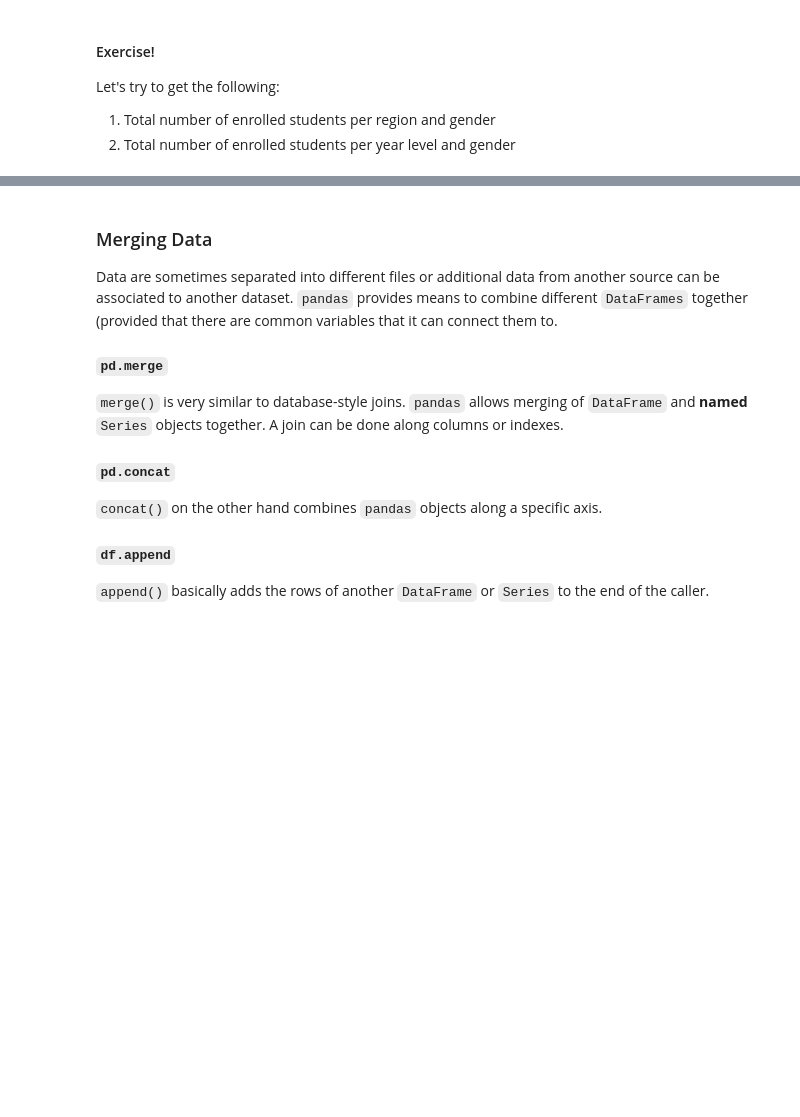
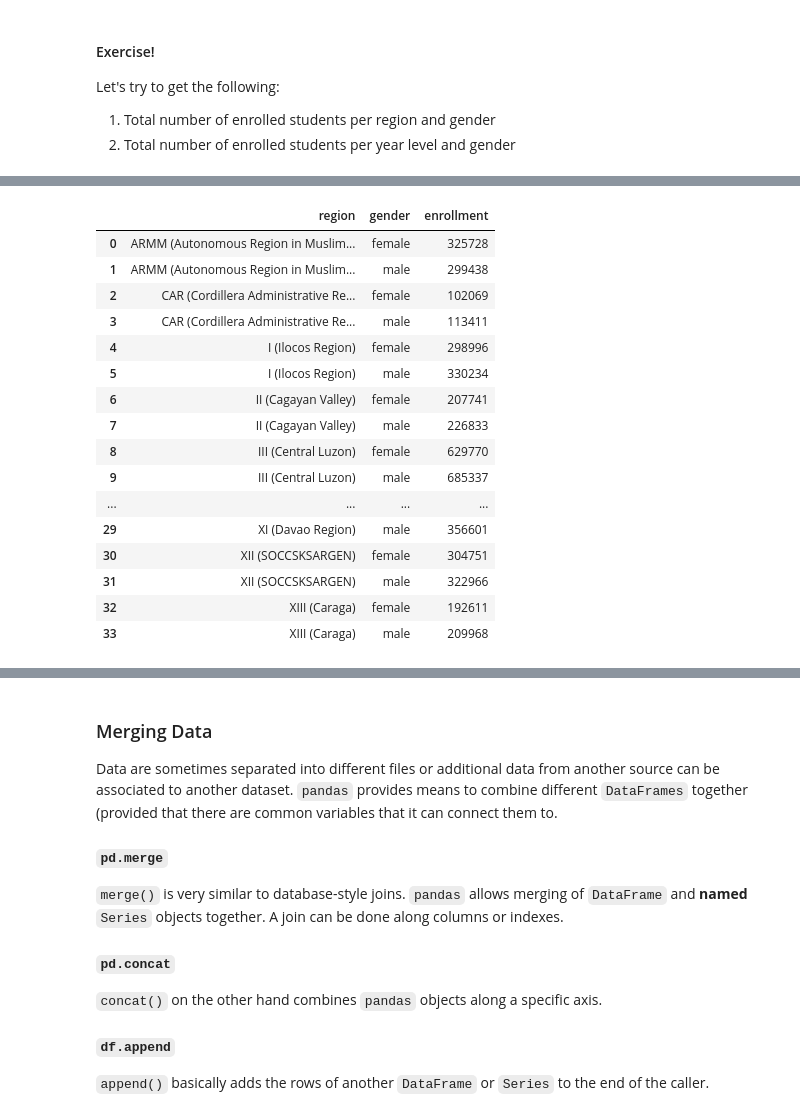
Before and after one commit to francheska-vicente/datapre-notebooks, a Jupyter notebook: 03 - Pandas and Data Wrangling.ipynb, the cells around one changed output, grey strips where cells are left out. Drawn from its saved outputs; the diff is of its cells as text; code cells hidden in the pictures; blank space fills up the shorter version.

```diff
--- a/03 - Pandas and Data Wrangling.ipynb
+++ b/03 - Pandas and Data Wrangling.ipynb
@@ -441,2 +491,21 @@ Let's try to get the following:
 # %%
-deped2012.groupby(['region', 'gender'], as_index=False).sum()
+deped2012_regions = deped2012.groupby(['region', 'gender'], as_index=False)['enrollment'].sum()
+deped2012_regions
+# %% [output]
+|  | region | gender | enrollment |
+| 0 | ARMM (Autonomous Region in Muslim... | female | 325728 |
+| 1 | ARMM (Autonomous Region in Muslim... | male | 299438 |
+| 2 | CAR (Cordillera Administrative Re... | female | 102069 |
+| 3 | CAR (Cordillera Administrative Re... | male | 113411 |
+| 4 | I (Ilocos Region) | female | 298996 |
+| 5 | I (Ilocos Region) | male | 330234 |
+| 6 | II (Cagayan Valley) | female | 207741 |
+| 7 | II (Cagayan Valley) | male | 226833 |
+| 8 | III (Central Luzon) | female | 629770 |
+| 9 | III (Central Luzon) | male | 685337 |
+| ... | ... | ... | ... |
+| 29 | XI (Davao Region) | male | 356601 |
+| 30 | XII (SOCCSKSARGEN) | female | 304751 |
+| 31 | XII (SOCCSKSARGEN) | male | 322966 |
+| 32 | XIII (Caraga) | female | 192611 |
+| 33 | XIII (Caraga) | male | 209968 |
```
Also changed, not shown: parts of 17 cells of this notebook.
